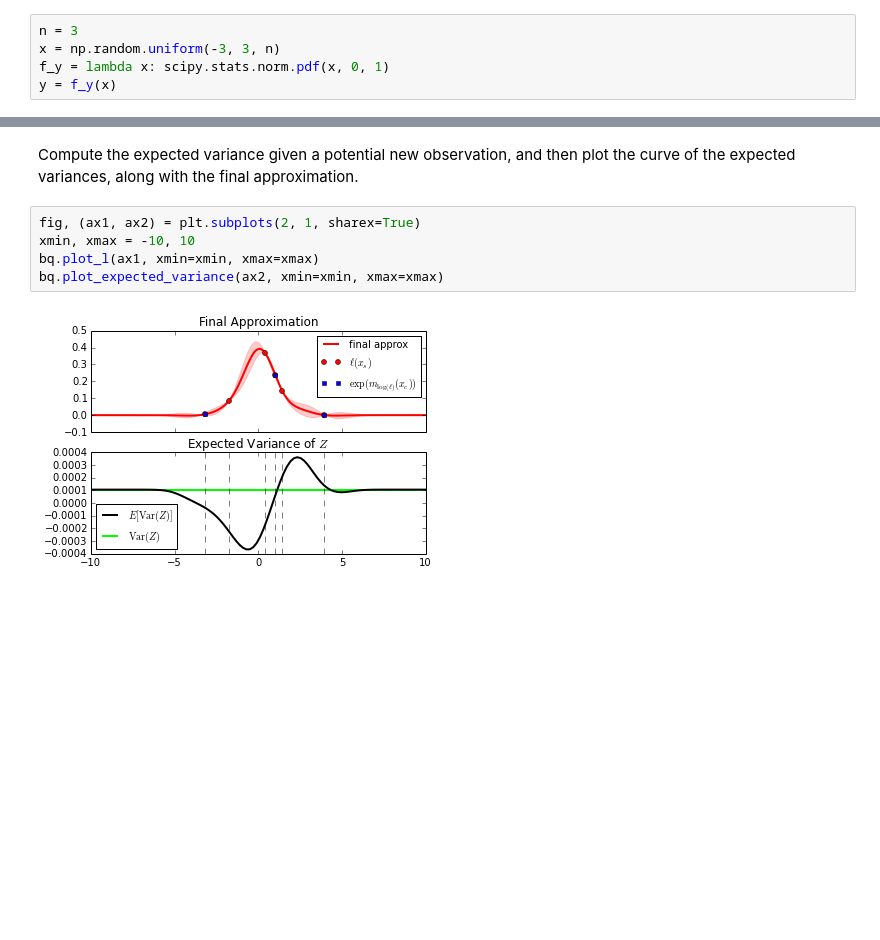
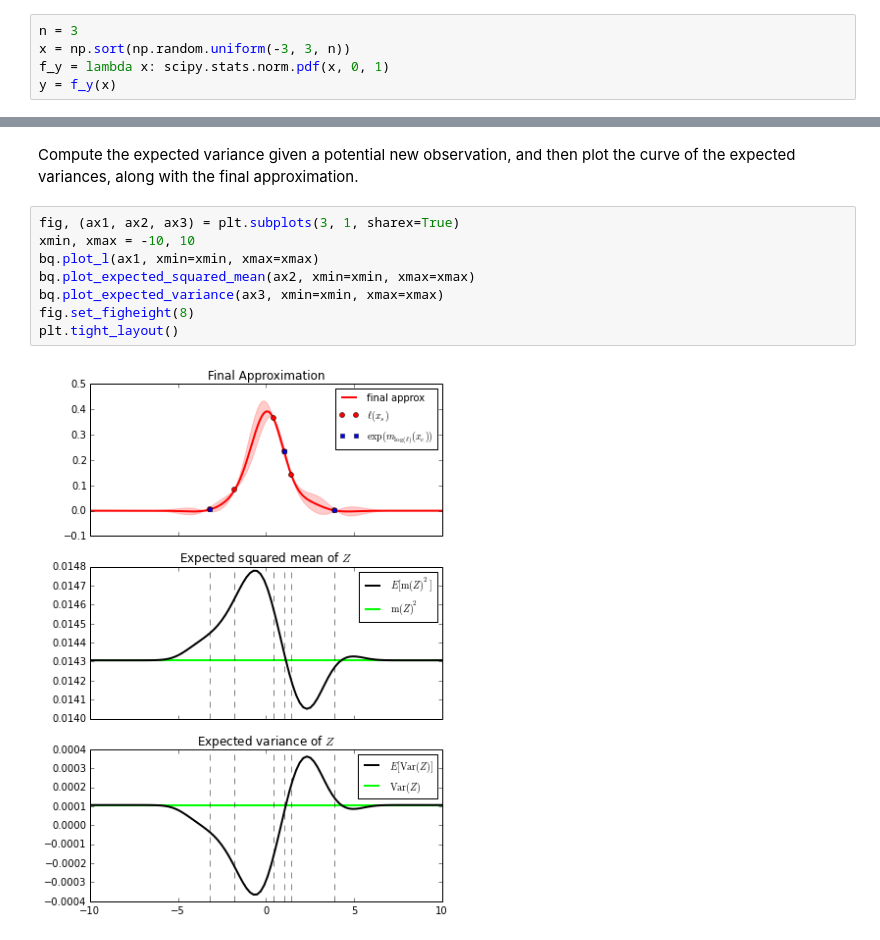
Before and after one commit to jhamrick/bayesian-quadrature, a Jupyter notebook: docs/ipynb/example.ipynb, the cells around one changed output, grey strips where cells are left out. Saved outputs shown, nothing was run; the diff lists cells and outputs as text; blank space fills up the shorter version.

Commit message:
Add method to plot expected squared mean

```diff
--- a/docs/ipynb/example.ipynb
+++ b/docs/ipynb/example.ipynb
@@ -30,7 +30,7 @@ Now, sample some random $x$ points and compute the $y$ points from a
 standard normal distribution.
 # %%
 n = 3
-x = np.random.uniform(-3, 3, n)
+x = np.sort(np.random.uniform(-3, 3, n))
 f_y = lambda x: scipy.stats.norm.pdf(x, 0, 1)
 y = f_y(x)
 # %% [markdown]
@@ -60,9 +60,12 @@ Compute the expected variance given a potential new observation, and
 then plot the curve of the expected variances, along with the final
 approximation.
 # %%
-fig, (ax1, ax2) = plt.subplots(2, 1, sharex=True)
+fig, (ax1, ax2, ax3) = plt.subplots(3, 1, sharex=True)
 xmin, xmax = -10, 10
 bq.plot_l(ax1, xmin=xmin, xmax=xmax)
-bq.plot_expected_variance(ax2, xmin=xmin, xmax=xmax)
+bq.plot_expected_squared_mean(ax2, xmin=xmin, xmax=xmax)
+bq.plot_expected_variance(ax3, xmin=xmin, xmax=xmax)
+fig.set_figheight(8)
+plt.tight_layout()
 # %% [output]
-[figure, old version]
+[figure, new version]
```
Also changed, not shown: 2 other files.
